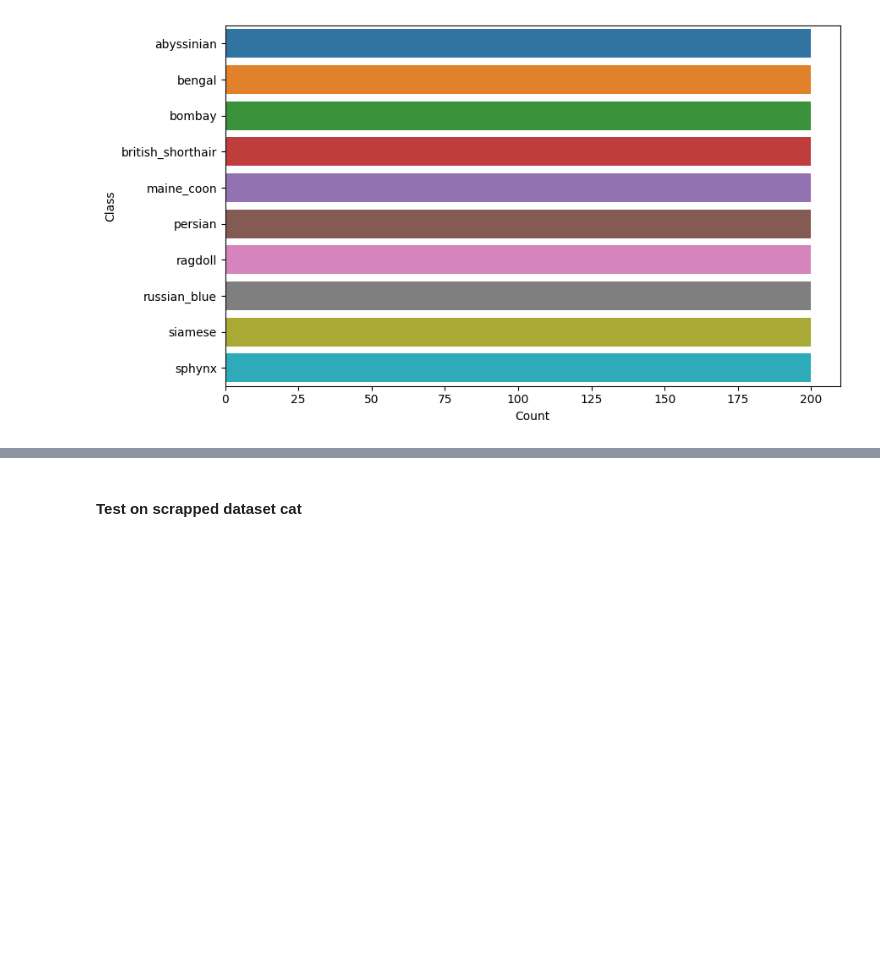
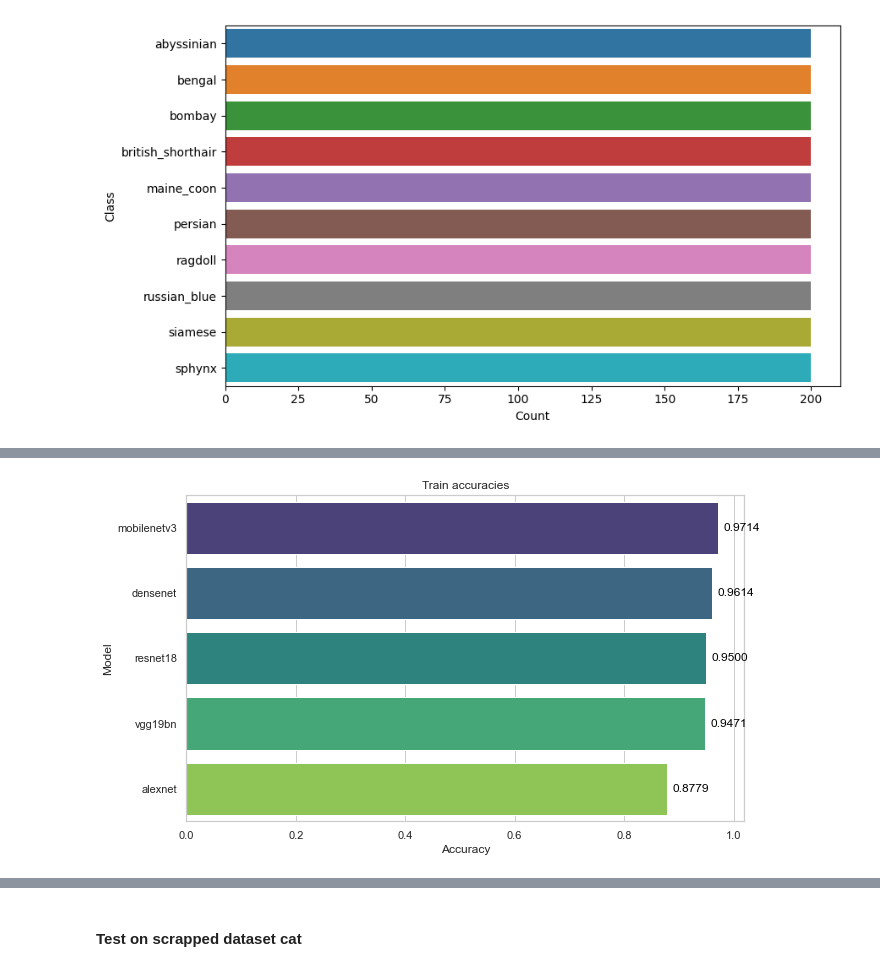
Before and after one commit to oguzaliarslan/pet_classification, a Jupyter notebook: breed_classification.ipynb, the cells around one changed output, grey strips where cells are left out. Cells and saved outputs as stored; diff of their text form; code cells hidden in the pictures; blank space fills up the shorter version.

```diff
--- a/breed_classification.ipynb
+++ b/breed_classification.ipynb
@@ -478,0 +486,21 @@ dog_breed.plot_confusion_matrix(confusion_matrix_all_classes, all_breeds)
+# %%
+last_accuracies = [accuracies[-1] for accuracies in model_accuracies_dict.values()]
+models = list(model_accuracies_dict.keys())
+
+sorted_data = sorted(zip(last_accuracies, models), reverse=True)
+sorted_accuracies, sorted_models = zip(*sorted_data)
+
+plt.figure(figsize=(10, 6))
+sns.set(style="whitegrid")
+
+ax = sns.barplot(x=list(sorted_accuracies), y=list(sorted_models), palette='viridis')
+
+for i, v in enumerate(sorted_accuracies):
+    ax.text(v + 0.01, i, f'{v:.4f}', color='black', va='center')
+
+plt.title('Train accuracies')
+plt.xlabel('Accuracy')
+plt.ylabel('Model')
+plt.show()
+# %% [output]
+[figure, added]
```
Also changed, not shown: parts of 29 cells of this notebook, 6 other files.
